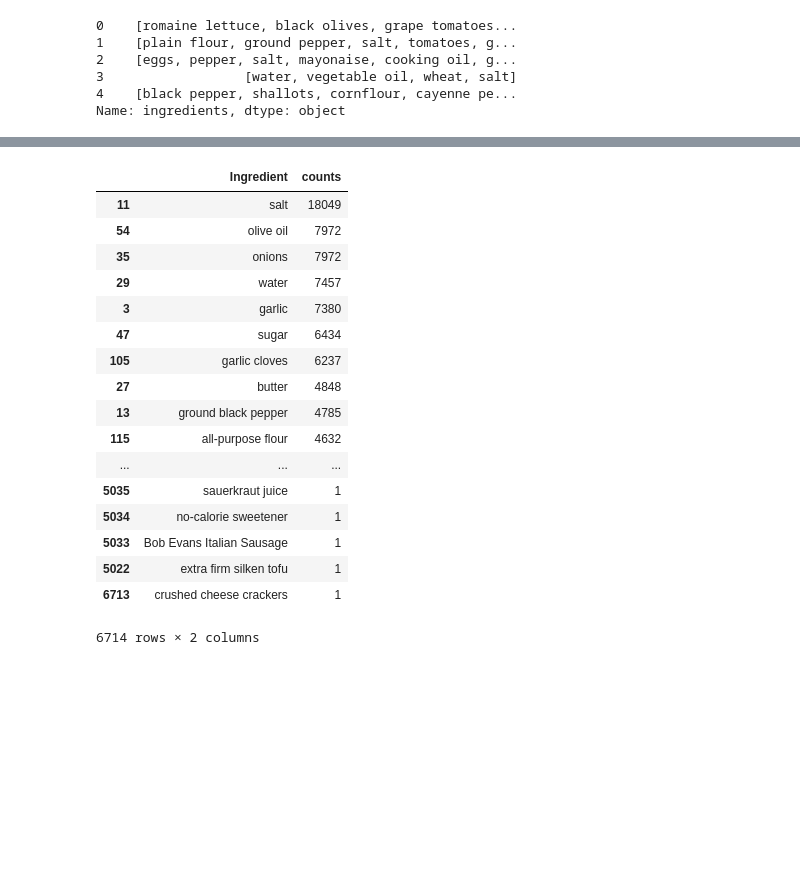
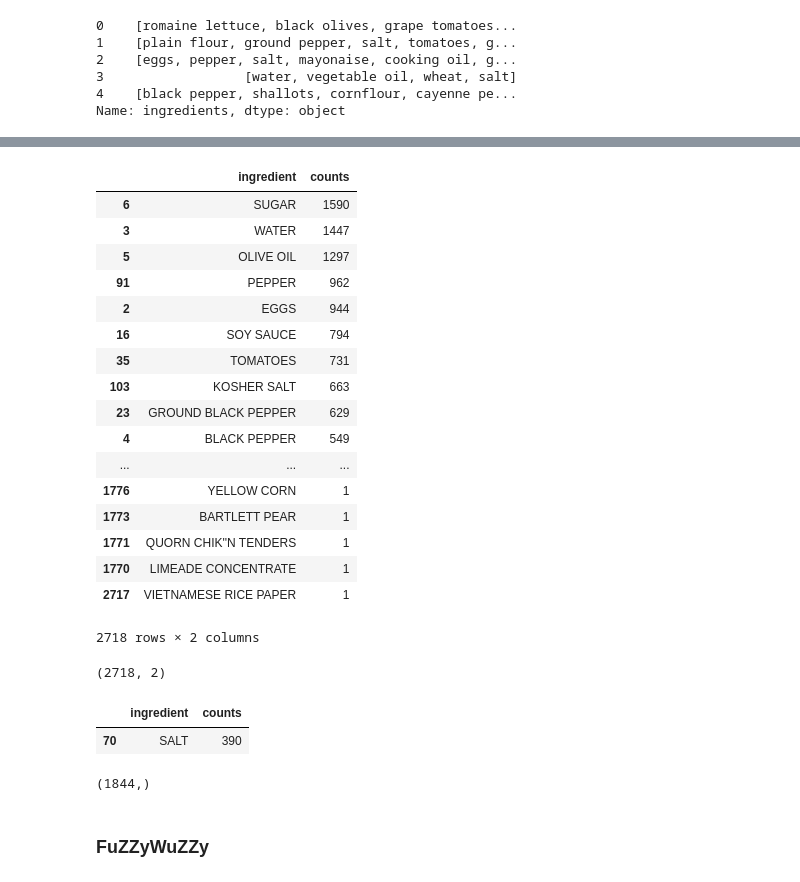
Before and after one commit to shabbir12hasan/MachineLearningCodeBackup, a Jupyter notebook: Kaggle/WhatsCooking/Data_cleaning/whatsCooking_v1.ipynb, the cells around one changed output, grey strips where cells are left out. Drawn from its saved outputs; the diff is of its cells as text; code cells hidden in the pictures; blank space fills up the shorter version.

```diff
--- a/Kaggle/WhatsCooking/Data_cleaning/whatsCooking_v1.ipynb
+++ b/Kaggle/WhatsCooking/Data_cleaning/whatsCooking_v1.ipynb
@@ -152,24 +174,39 @@ ingredients_holder
  ...}
 # %%
-df = pd.DataFrame(list(ingredients_holder.items()), columns=['Ingredient', 'counts'])
+df_ingr = pd.DataFrame(list(ingredients_holder.items()), columns=['ingredient', 'counts'])
 # %%
-df.sort_values('counts', ascending=False)
+df_ingr.sort_values('counts', ascending=False)
 # %% [output]
-|  | Ingredient | counts |
-| 11 | salt | 18049 |
-| 54 | olive oil | 7972 |
-| 35 | onions | 7972 |
-| 29 | water | 7457 |
-| 3 | garlic | 7380 |
-| 47 | sugar | 6434 |
-| 105 | garlic cloves | 6237 |
-| 27 | butter | 4848 |
-| 13 | ground black pepper | 4785 |
-| 115 | all-purpose flour | 4632 |
+|  | ingredient | counts |
+| 6 | SUGAR | 1590 |
+| 3 | WATER | 1447 |
+| 5 | OLIVE OIL | 1297 |
+| 91 | PEPPER | 962 |
+| 2 | EGGS | 944 |
+| 16 | SOY SAUCE | 794 |
+| 35 | TOMATOES | 731 |
+| 103 | KOSHER SALT | 663 |
+| 23 | GROUND BLACK PEPPER | 629 |
+| 4 | BLACK PEPPER | 549 |
 | ... | ... | ... |
-| 5035 | sauerkraut juice | 1 |
-| 5034 | no-calorie sweetener | 1 |
-| 5033 | Bob Evans Italian Sausage | 1 |
-| 5022 | extra firm silken tofu | 1 |
-| 6713 | crushed cheese crackers | 1 |
+| 1776 | YELLOW CORN | 1 |
+| 1773 | BARTLETT PEAR | 1 |
+| 1771 | QUORN CHIK''N TENDERS | 1 |
+| 1770 | LIMEADE CONCENTRATE | 1 |
+| 2717 | VIETNAMESE RICE PAPER | 1 |
-6714 rows × 2 columns
+2718 rows × 2 columns
+# %%
+df_ingr.shape
+# %% [output]
+(2718, 2)
+# %%
+df_ingr[df_ingr.ingredient=='SALT']
+# %% [output]
+|  | ingredient | counts |
+| 70 | SALT | 390 |
+# %%
+df_ingr.ingredient[df_ingr.counts<5].shape
+# %% [output]
+(1844,)
+# %% [markdown]
+### FuZZyWuZZy
```
Also changed, not shown: parts of 13 cells of this notebook.
